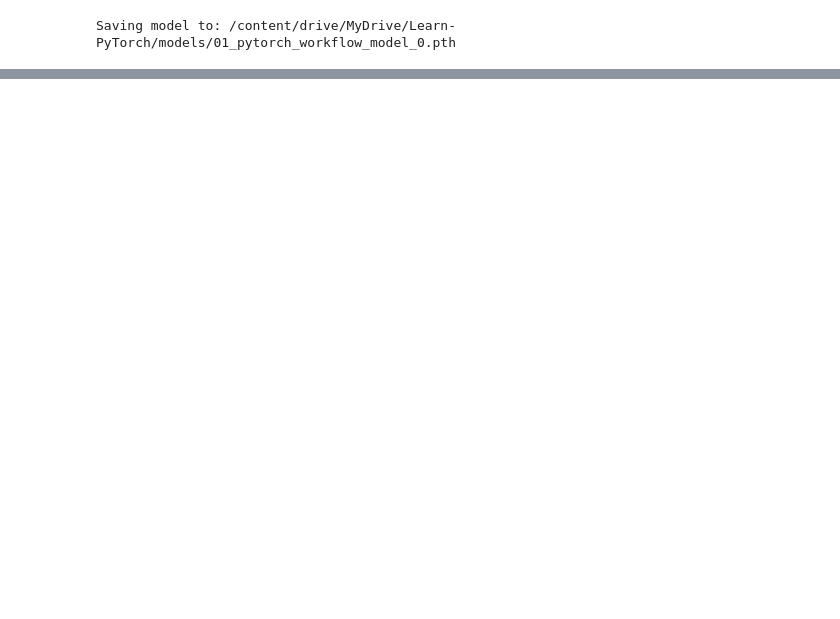
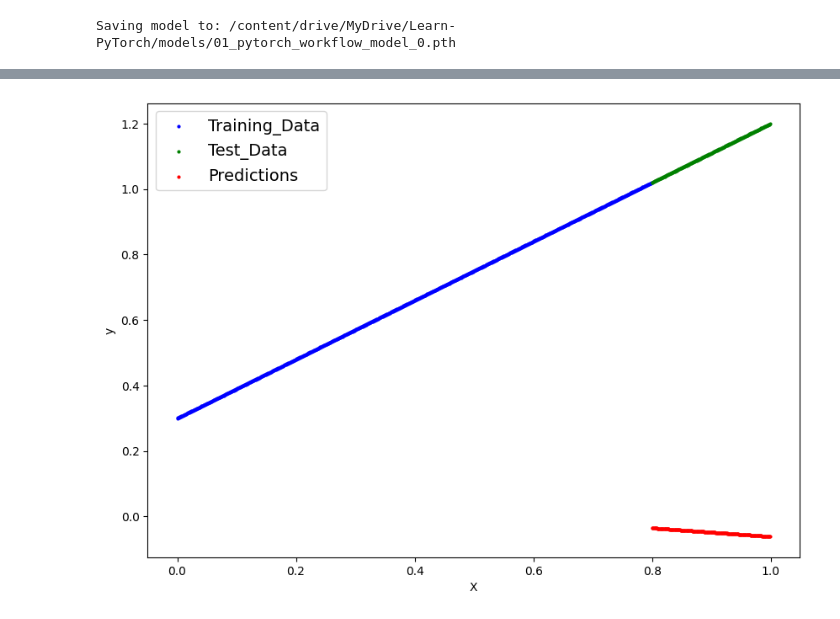
Before and after one commit to Khey17/100-Days-Of-ML-Code, a Jupyter notebook: Learn-PyTorch/01_PyTorch_WorkFlow.ipynb, the cells around one changed output, grey strips where cells are left out. Saved outputs shown, nothing was run; the diff lists cells and outputs as text; code cells hidden in the pictures; blank space fills up the shorter version.

```diff
--- a/Learn-PyTorch/01_PyTorch_WorkFlow.ipynb
+++ b/Learn-PyTorch/01_PyTorch_WorkFlow.ipynb
@@ -475,0 +603,17 @@ Saving model to: /content/drive/MyDrive/Learn-PyTorch/models/01_pytorch_workflow
+# %%
+class LinearRegressionModelV2(nn.Module):
+  def __init__(self):
+    super().__init__()
+    # Use nn.Linear()
+    self.linear_layer = nn.Linear(in_features=1, out_features=1)
+    # Activation layer
+    self.activation = nn.ReLU()
+
+  def forward(self, x: torch.Tensor) -> torch.Tensor:
+    return self.linear_layer(x)
+# %%
+# initialize the model and make some initial predictions
+torch.manual_seed(17)
+model_1 = LinearRegressionModelV2()
+
+print(list(model_1.parameters()))
@@ -475,0 +624,6 @@ Saving model to: /content/drive/MyDrive/Learn-PyTorch/models/01_pytorch_workflow
+# %%
+# eval
+with torch.inference_mode():
+  y_preds = model_1(X_test)
+
+y_preds
@@ -475,0 +648,19 @@ Saving model to: /content/drive/MyDrive/Learn-PyTorch/models/01_pytorch_workflow
+# %%
+# visualize the preds
+def plot_predictions(X_train=X_train, y_train=y_train, X_test=X_test, y_test=y_test, predictions=None):
+  """
+  Plots the training data and predictions
+  """
+  plt.figure(figsize=(10, 7))
+  plt.scatter(X_train, y_train, c="b", s=4, label="Training_Data")
+  plt.scatter(X_test, y_test, c="g", s=4, label="Test_Data")
+  if predictions is not None:
+    plt.scatter(X_test, predictions, c="r", s=4, label="Predictions")
+  plt.legend(prop={"size": 14})
+  plt.xlabel("X")
+  plt.ylabel("y")
+  plt.show()
+# %%
+plot_predictions(X_train, y_train, X_test, y_test, predictions=y_preds)
+# %% [output]
+[figure, added]
```
Also changed, not shown: parts of 28 cells of this notebook.
